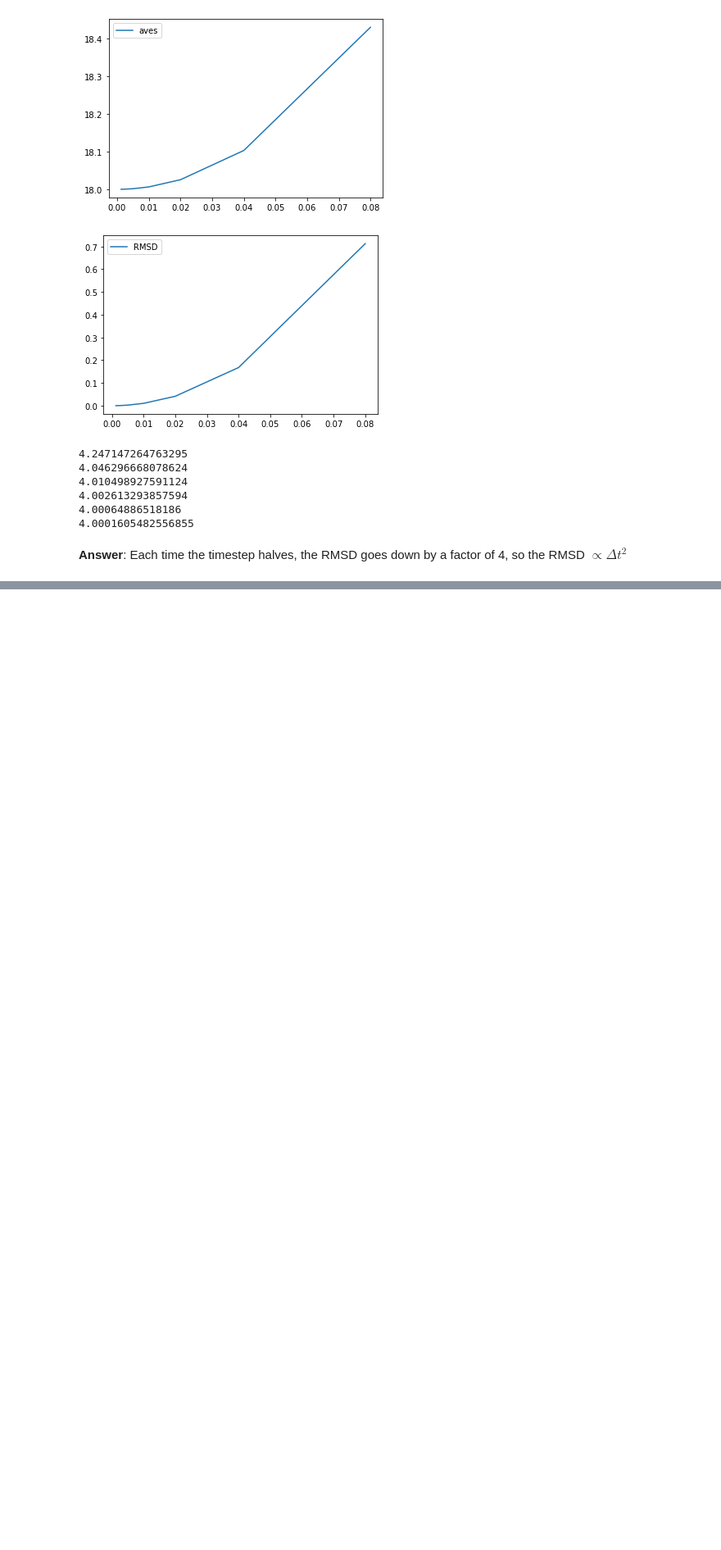
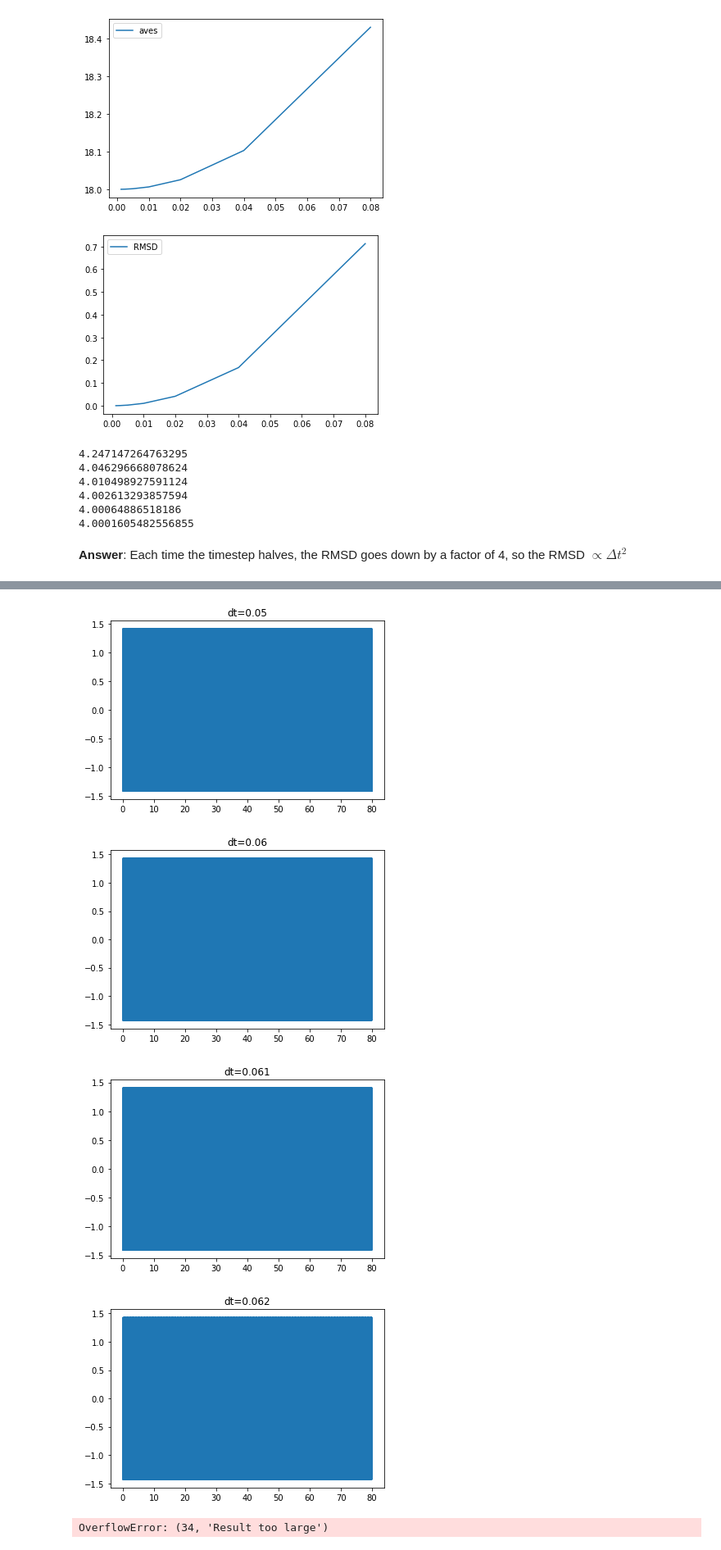
Before and after one commit to icomse/7th_workshop_MD, a Jupyter notebook: day_one/session2/Simple_MD.ipynb, the cells around one changed output, grey strips where cells are left out. Shown at 82% size. Saved outputs shown, nothing was run; the diff lists cells and outputs as text; code cells hidden in the pictures; blank space fills up the shorter version.

```diff
--- a/day_one/session2/Simple_MD.ipynb
+++ b/day_one/session2/Simple_MD.ipynb
@@ -706,0 +744,17 @@ for i in range(len(dts)-1):
+# %%
+nsteps = 100
+dts    = [ 0.05,0.06,0.061,0.062,0.63]
+
+RMSDs = list()
+aves = list()
+for dt in dts:
+    results = do_some_md_v5(nsteps=n,dt=dt,algorithm='velocity_verlet')
+    plt.title(f'dt={dt}')
+    plt.plot(ts,results['x'], label='x')
+    plt.show()
+# %% [output]
+[figure, added]
+[figure, added]
+[figure, added]
+[figure, added]
+OverflowError: (34, 'Result too large')
```
Also changed, not shown: parts of 9 cells of this notebook.
